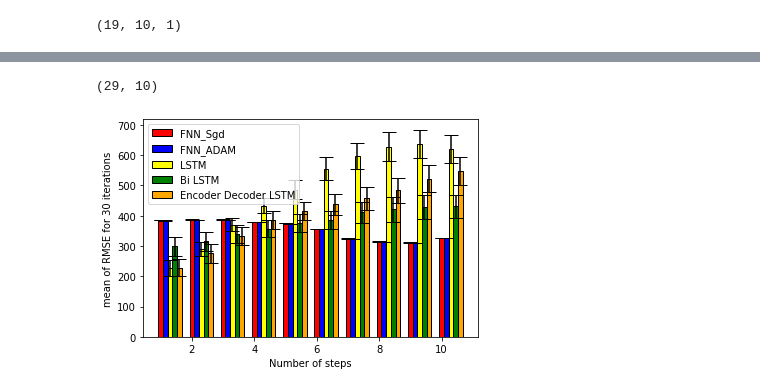
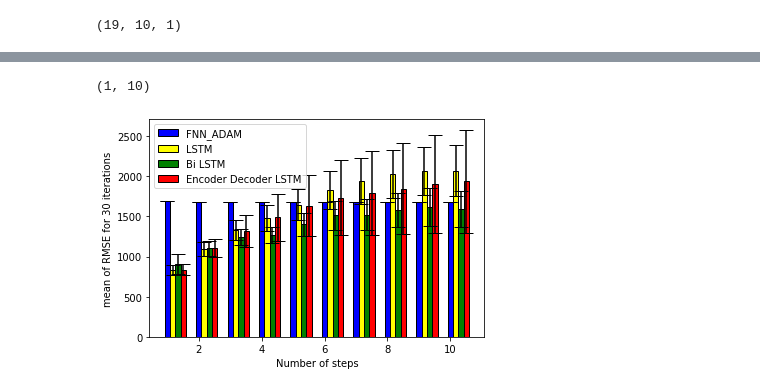
Before and after one commit to sydney-machine-learning/airpollution_deeplearning, a Jupyter notebook: pollution.ipynb, the cells around one changed output, grey strips where cells are left out. Cells and saved outputs as stored; diff of their text form; code cells hidden in the pictures.

```diff
--- a/pollution.ipynb
+++ b/pollution.ipynb
@@ -447,7 +463,7 @@ val X, val y (400, 10, 11) (400, 10)
 # %%
 result= []
 for i,k in enumerate(out_range):
-    for j in range(1,4):
+    for j in range(1,2):
         for m in range(10,11):
             n_out=k
             n_hours=m
@@ -460,7 +476,7 @@ for i,k in enumerate(out_range):
             val_X, val_y = val_X[0:400,:,:],val_y[0:400,:]
             print("train_X.shape, train_y.shape, test_X.shape, test_y.shape=",train_X.shape, train_y.shape, test_X.shape, test_y.shape)
             print("val X, val y",val_X.shape, val_y.shape)
-            n_features = train_x.shape[2]
+            n_features = train_X.shape[2]
             error=MODEL_Bi_LSTM(train_X,test_X,train_y,test_y,val_X,val_y,n_out,n_hours,n_features)
 #             result[i,m-1]=result[i,m-1]+error
             result.append(error)
@@ -576,0 +606,8 @@ show_results(dADAM,'fnn_ADAM')
+# %%
+# dadam=read_csv('10i_10o_FNN_adam_30i.csv2020-07-27 06:17:47.538428')
+ladam=[[1687.1726 ,1686.9001 ,1684.3483, 1684.8247, 1685.0763 ,1684.6573 ,1684.4218,
+ 1683.5906, 1683.5874 ,1683.9226]]
+dADAM=np.array(ladam)
+# dADAM = dadam.values
+print(dADAM.shape)
+show_results(dADAM,'fnn_ADAM')
@@ -577,6 +617,8 @@ show_results(dADAM,'fnn_ADAM')
 # %%
-dlstm=read_csv('10i_10o_LSTM_30i.csv2020-05-10 11:03:02_243465.csv')
-dLSTM = dlstm.values
-print(dLSTM.shape)
+# dlstm=read_csv('10i_10o_LSTM_30i.csv2020-05-10 11:03:02_243465.csv')
+# dLSTM = dlstm.values
+dLSTM=read_csv('results/10i_10o_LSTM_30i2020-07-30_colab_with_full.csv')
+print(np.mean(dLSTM))
+print(np.std(dLSTM))
 show_results(dLSTM,'LSTM')
 # %% [output]
@@ -601,44 +806,44 @@ show_results(dBI,'Bi directional LSTM')
 # %%
-def show_results_Combined(r1,r2,r3,r4,r5):
+def show_results_Combined(r1,r2,r3,r4):
     x = datetime.datetime.now()
     print(r1.shape)
     u1=np.mean(r1,axis=0)
     u2=np.mean(r2,axis=0)
     u3=np.mean(r3,axis=0)
     u4=np.mean(r4,axis=0)
-    u5=np.mean(r5,axis=0)
+#     u5=np.mean(r5,axis=0)
     sigma1=np.std(r1,axis=0)
     sigma2=np.std(r2,axis=0)
     sigma3=np.std(r3,axis=0)
     sigma4=np.std(r4,axis=0)
-    sigma5=np.std(r5,axis=0)
+#     sigma5=np.std(r5,axis=0)
 #     lower_bar= u-1.96*(sigma/(np.sqrt(r.shape[0])))
 #     upper_bar= u+1.96*(sigma/(np.sqrt(r.shape[0])))
-    barWidth = 0.15
+    barWidth = 0.17
     bars1=u1
     bars2=u2
     bars3=u3
     bars4=u4
-    bars5=u5
+#     bars5=u5
     ra1= np.arange(len(bars1))+1
     ra2 = [y + barWidth for y in ra1]
     ra3 = [y + barWidth for y in ra2]
     ra4 = [y + barWidth for y in ra3]
-    ra5 = [y + barWidth for y in ra4]
+#     ra5 = [y + barWidth for y in ra4]
 
-    plt.bar(ra1, bars1, width = barWidth, color = 'red', edgecolor = 'black', yerr=1.96*(sigma1/(np.sqrt(r1.shape[0]))), capsize=7, label='FNN_Sgd')
-    plt.bar(ra2, bars2, width = barWidth, color = 'blue', edgecolor = 'black', yerr=1.96*(sigma2/(np.sqrt(r2.shape[0]))), capsize=7, label='FNN_ADAM')
-    plt.bar(ra3, bars3, width = barWidth, color = 'yellow', edgecolor = 'black', yerr=1.96*(sigma3/(np.sqrt(r3.shape[0]))), capsize=7, label='LSTM')
-    plt.bar(ra4, bars4, width = barWidth, color = 'green', edgecolor = 'black', yerr=1.96*(sigma4/(np.sqrt(r4.shape[0]))), capsize=7, label='Bi LSTM')
-    plt.bar(ra5, bars5, width = barWidth, color = 'orange', edgecolor = 'black', yerr=1.96*(sigma5/(np.sqrt(r5.shape[0]))), capsize=7, label='Encoder Decoder LSTM')
+#     plt.bar(ra1, bars1, width = barWidth, color = 'red', edgecolor = 'black', yerr=1.96*(sigma1/(np.sqrt(r1.shape[0]))), capsize=7, label='FNN_Sgd')
+    plt.bar(ra1, bars1, width = barWidth, color = 'blue', edgecolor = 'black', yerr=1.96*(sigma1/(np.sqrt(r1.shape[0]))), capsize=7, label='FNN_ADAM')
+    plt.bar(ra2, bars2, width = barWidth, color = 'yellow', edgecolor = 'black', yerr=1.96*(sigma2/(np.sqrt(r2.shape[0]))), capsize=7, label='LSTM')
+    plt.bar(ra3, bars3, width = barWidth, color = 'green', edgecolor = 'black', yerr=1.96*(sigma3/(np.sqrt(r3.shape[0]))), capsize=7, label='Bi LSTM')
+    plt.bar(ra4, bars4, width = barWidth, color = 'red', edgecolor = 'black', yerr=1.96*(sigma4/(np.sqrt(r4.shape[0]))), capsize=7, label='Encoder Decoder LSTM')
 
 
     plt.ylabel('mean of RMSE for 30 iterations')
     plt.xlabel('Number of steps')
     plt.legend()
     plt.show()
 #     np.savetxt("10i_"+str(r.shape[1])+"o_"+method+"_"+str(r.shape[0])+"i"+str(datetime.datetime.now())+".csv", r, delimiter=",")
-show_results_Combined(dSGD,dADAM,dLSTM,dBI,dEN)
+show_results_Combined(dADAM,dLSTM,dBI,dEN)
 # %% [output]
-(29, 10)
+(1, 10)
-[figure, old version]
+[figure, new version]
```
Also changed, not shown: parts of 15 cells of this notebook, 30 other files.
